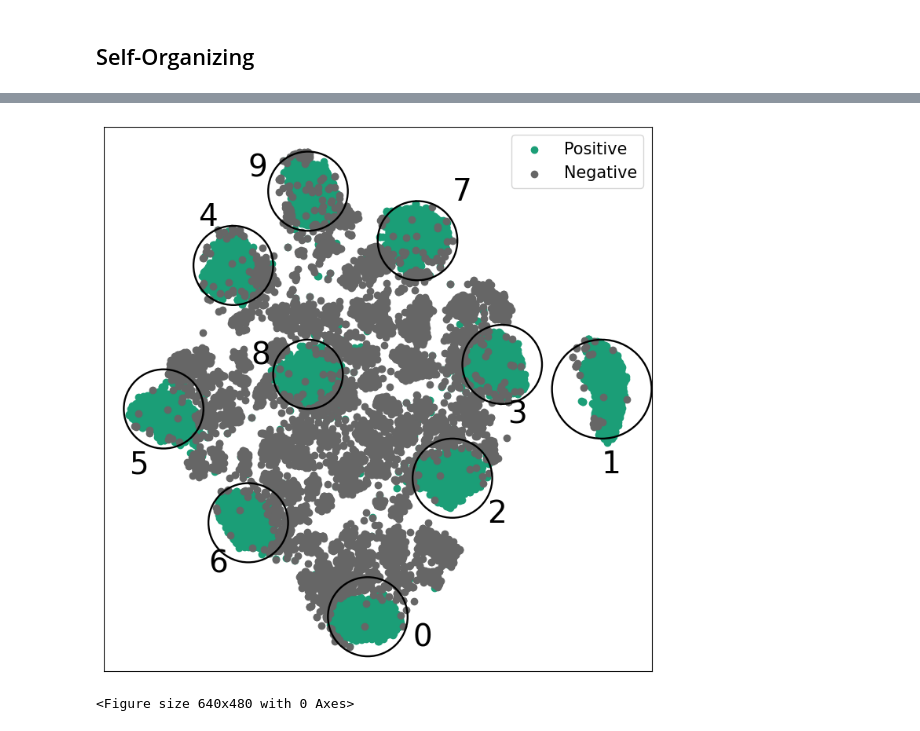
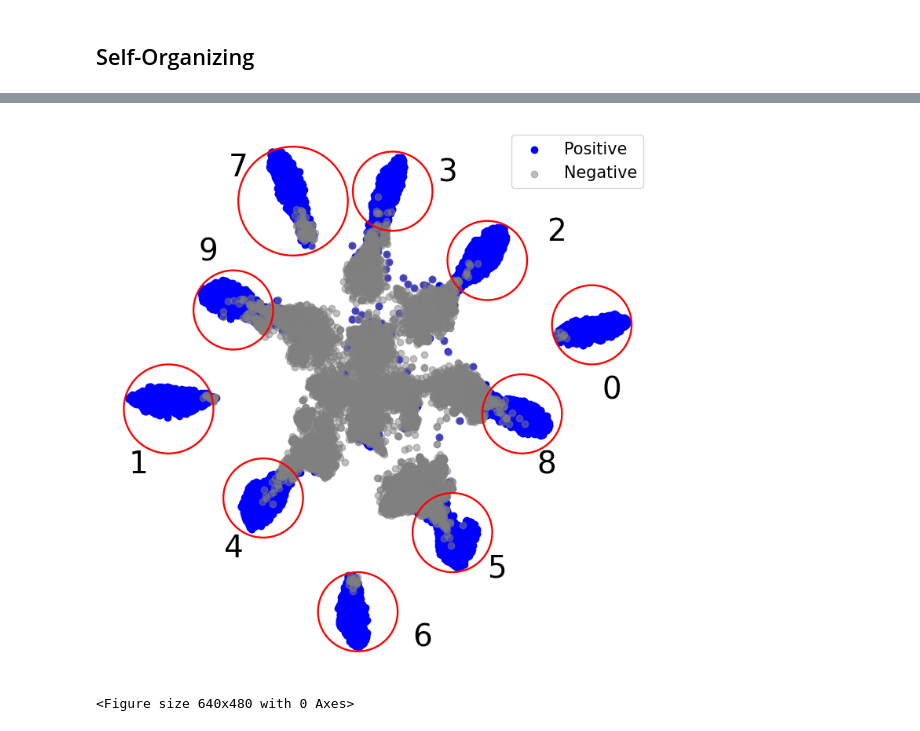
Before and after one commit to Galazxhy/FF-ARBFNN, a Jupyter notebook: writing/MNIST_ARBF_results.ipynb, the cells around one changed output, grey strips where cells are left out. Saved outputs shown, nothing was run; the diff lists cells and outputs as text; code cells hidden in the pictures.

Commit message:
FF-ARBFNN/v2.0 Visual MNIST

```diff
--- a/writing/MNIST_ARBF_results.ipynb
+++ b/writing/MNIST_ARBF_results.ipynb
@@ -110,7 +110,7 @@ tst_loader = torch.utils.data.DataLoader(
 import torch
 from model import FF_RBF
 
-model = torch.load("../Log/exp_12/output_model.pth").to(torch.device(config.device))
+model = torch.load("../Log/exp_21/output_model.pth").to(torch.device(config.device))
 with torch.no_grad():
     pos_embeddings = []
     neg_embeddings = []
@@ -149,56 +149,81 @@ plt.figure(figsize=(9, 9))
 plt.scatter(
     X_norm[: pos_embeddings.shape[0], 0],
     X_norm[: pos_embeddings.shape[0], 1],
-    c=colors[0],
+    c="b",
     label="Positive",
     cmap="Dark2",
 )
 plt.scatter(
     X_norm[pos_embeddings.shape[0] :, 0],
     X_norm[pos_embeddings.shape[0] :, 1],
-    c=colors[1],
+    c="grey",
+    alpha=0.5,
     label="Negative",
     cmap="Dark2",
 )
 
-plt.gcf().gca().add_artist(plt.Circle((0.48, 0.06), 0.08, lw=1.7, fill=False))
-plt.text(0.57, 0, "0", fontsize=28)
+for spine in plt.gcf().gca().spines.values():
+    spine.set_visible(False)
 
-plt.gcf().gca().add_artist(plt.Circle((0.95, 0.52), 0.1, lw=1.7, fill=False))
-plt.text(0.95, 0.35, "1", fontsize=28)
+plt.gcf().gca().add_artist(
+    plt.Circle((0.46, 0.07), 0.08, lw=1.7, edgecolor="r", fill=False)
+)
+plt.text(0.57, 0, "6", fontsize=28)
 
-plt.gcf().gca().add_artist(plt.Circle((0.65, 0.34), 0.08, lw=1.7, fill=False))
-plt.text(0.72, 0.25, "2", fontsize=28)
+plt.gcf().gca().add_artist(
+    plt.Circle((0.93, 0.65), 0.08, lw=1.7, edgecolor="r", fill=False)
+)
+plt.text(0.95, 0.50, "0", fontsize=28)
 
-plt.gcf().gca().add_artist(plt.Circle((0.75, 0.57), 0.08, lw=1.7, fill=False))
-plt.text(0.76, 0.45, "3", fontsize=28)
+plt.gcf().gca().add_artist(
+    plt.Circle((0.65, 0.23), 0.08, lw=1.7, edgecolor="r", fill=False)
+)
+plt.text(0.72, 0.14, "5", fontsize=28)
 
-plt.gcf().gca().add_artist(plt.Circle((0.21, 0.77), 0.08, lw=1.7, fill=False))
-plt.text(0.14, 0.85, "4", fontsize=28)
+plt.gcf().gca().add_artist(
+    plt.Circle((0.79, 0.47), 0.08, lw=1.7, edgecolor="r", fill=False)
+)
+plt.text(0.82, 0.35, "8", fontsize=28)
 
-plt.gcf().gca().add_artist(plt.Circle((0.07, 0.48), 0.08, lw=1.7, fill=False))
-plt.text(0, 0.35, "5", fontsize=28)
+plt.gcf().gca().add_artist(
+    plt.Circle((0.21, 0.68), 0.08, lw=1.7, edgecolor="r", fill=False)
+)
+plt.text(0.14, 0.78, "9", fontsize=28)
 
-plt.gcf().gca().add_artist(plt.Circle((0.24, 0.25), 0.08, lw=1.7, fill=False))
-plt.text(0.16, 0.15, "6", fontsize=28)
+plt.gcf().gca().add_artist(
+    plt.Circle((0.08, 0.48), 0.09, lw=1.7, edgecolor="r", fill=False)
+)
+plt.text(0, 0.35, "1", fontsize=28)
 
-plt.gcf().gca().add_artist(plt.Circle((0.58, 0.82), 0.08, lw=1.7, fill=False))
-plt.text(0.65, 0.90, "7", fontsize=28)
+plt.gcf().gca().add_artist(
+    plt.Circle((0.27, 0.30), 0.08, lw=1.7, edgecolor="r", fill=False)
+)
+plt.text(0.19, 0.18, "4", fontsize=28)
 
-plt.gcf().gca().add_artist(plt.Circle((0.36, 0.55), 0.07, lw=1.7, fill=False))
-plt.text(0.245, 0.57, "8", fontsize=28)
+plt.gcf().gca().add_artist(
+    plt.Circle((0.53, 0.92), 0.08, lw=1.7, edgecolor="r", fill=False)
+)
+plt.text(0.62, 0.94, "3", fontsize=28)
 
-plt.gcf().gca().add_artist(plt.Circle((0.36, 0.92), 0.08, lw=1.7, fill=False))
-plt.text(0.24, 0.95, "9", fontsize=28)
+plt.gcf().gca().add_artist(
+    plt.Circle((0.72, 0.78), 0.08, lw=1.7, edgecolor="r", fill=False)
+)
+plt.text(0.84, 0.82, "2", fontsize=28)
+
+plt.gcf().gca().add_artist(
+    plt.Circle((0.33, 0.90), 0.11, lw=1.7, edgecolor="r", fill=False)
+)
+plt.text(0.20, 0.95, "7", fontsize=28)
 # plt.title(
 #     "RBF Embeddings",
 #     fontdict={"family": "Times New Roman", "fontsize": 35},
 # )
 plt.xticks([])
 plt.yticks([])
 plt.legend(prop={"size": 15})
+plt.savefig("MNIST_ARBF_Embedding.svg", bbox_inches="tight", pad_inches=0, dpi=1200)
 plt.show()
 plt.clf()
 # %% [output]
-[figure, old version]
+[figure, new version]
 <Figure size 640x480 with 0 Axes>
```
Also changed, not shown: parts of 2 cells of this notebook, 4 other files.
